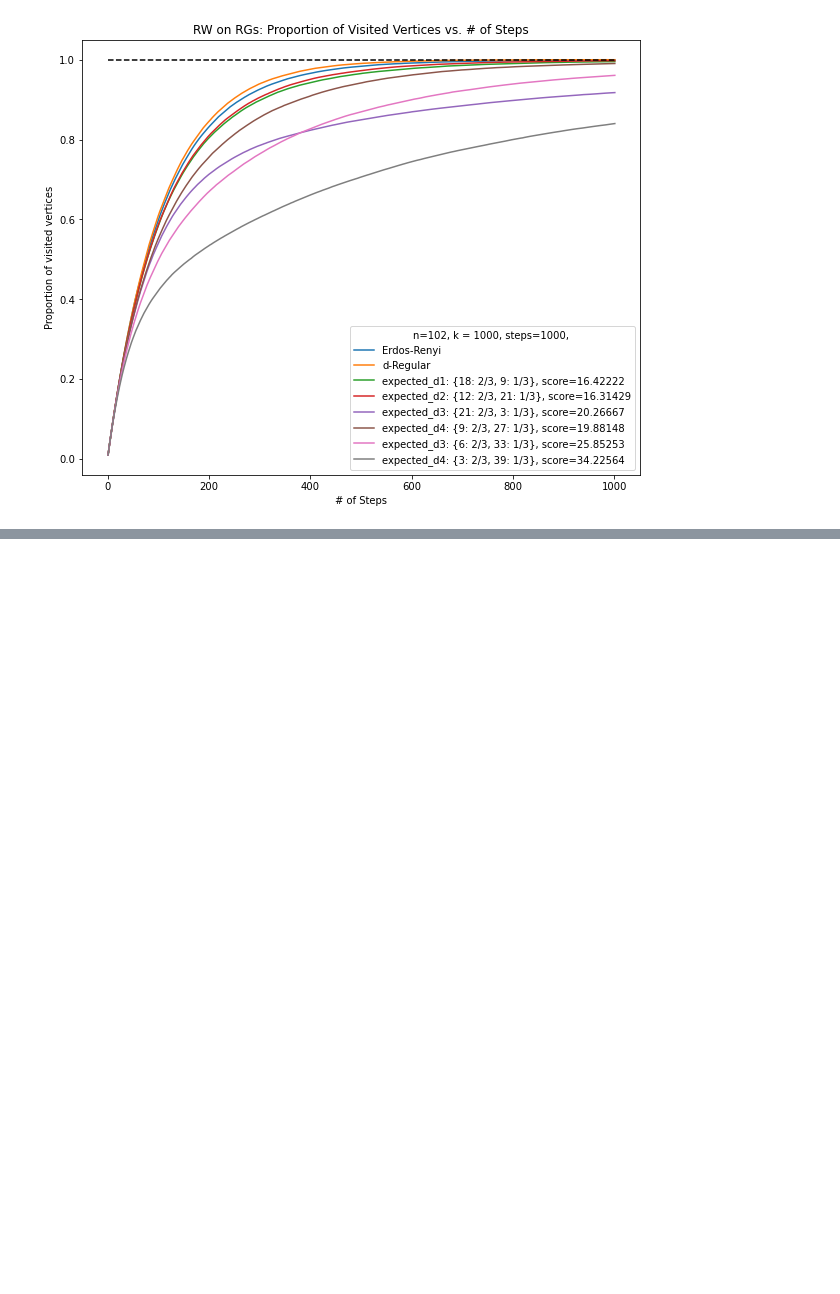
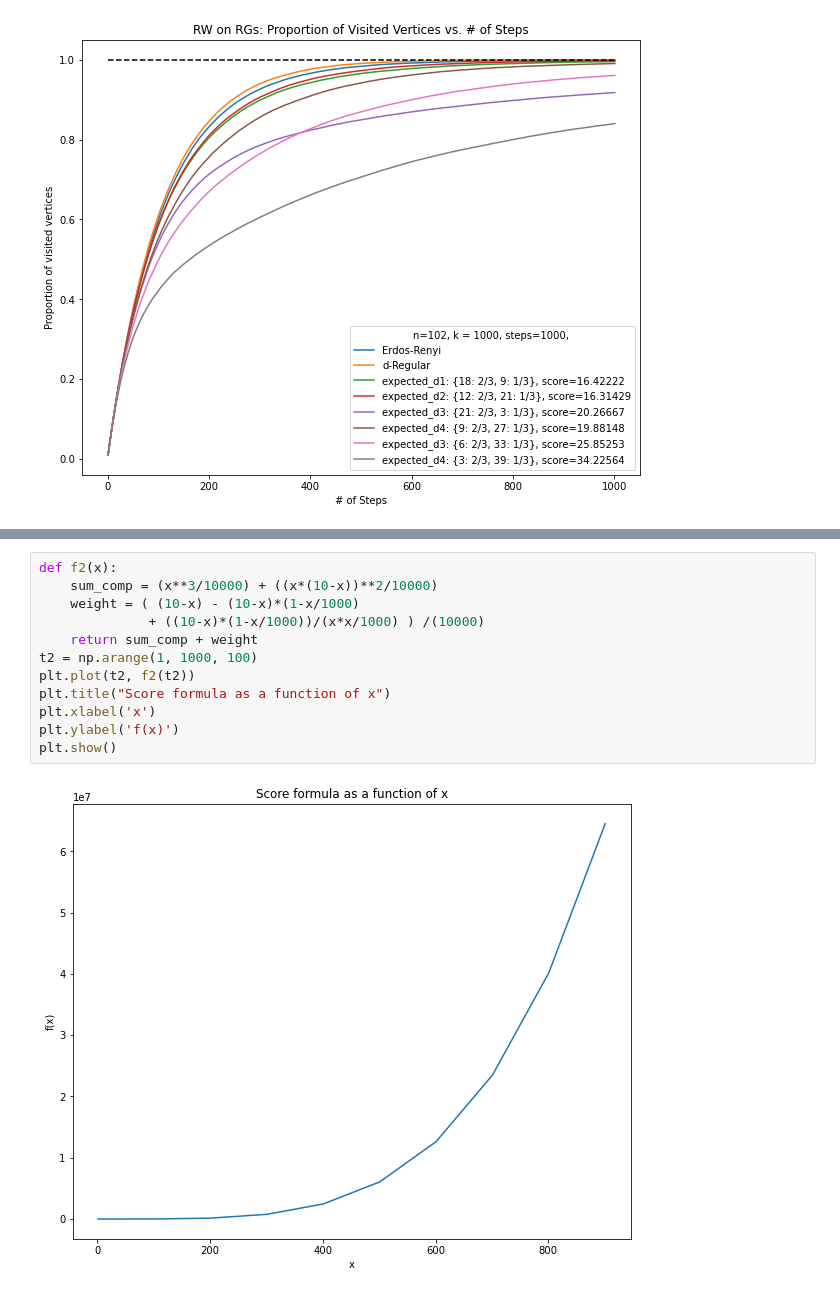
Before and after one commit to andrew-yin/rw-on-rg, a Jupyter notebook: predict_EDP.ipynb, the cells around one changed output, grey strips where cells are left out. Cells and saved outputs as stored; diff of their text form; blank space fills up the shorter version.

```diff
--- a/predict_EDP.ipynb
+++ b/predict_EDP.ipynb
@@ -295,0 +333,14 @@ plt.show()
+# %%
+def f2(x):
+    sum_comp = (x**3/10000) + ((x*(10-x))**2/10000)
+    weight = ( (10-x) - (10-x)*(1-x/1000)
+              + ((10-x)*(1-x/1000))/(x*x/1000) ) /(10000)
+    return sum_comp + weight
+t2 = np.arange(1, 1000, 100)
+plt.plot(t2, f2(t2))
+plt.title("Score formula as a function of x")
+plt.xlabel('x')
+plt.ylabel('f(x)')
+plt.show()
+# %% [output]
+[figure, added]
```
Also changed, not shown: parts of 6 cells of this notebook.
